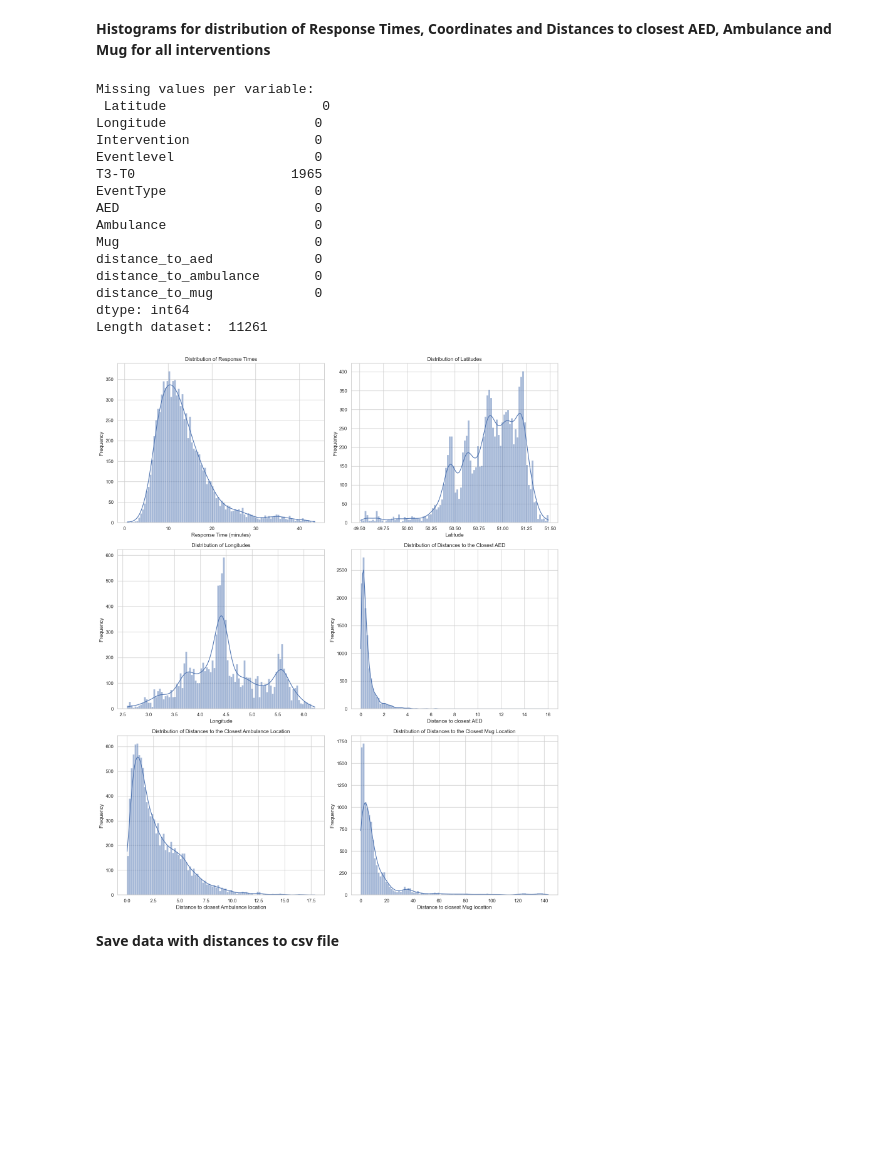
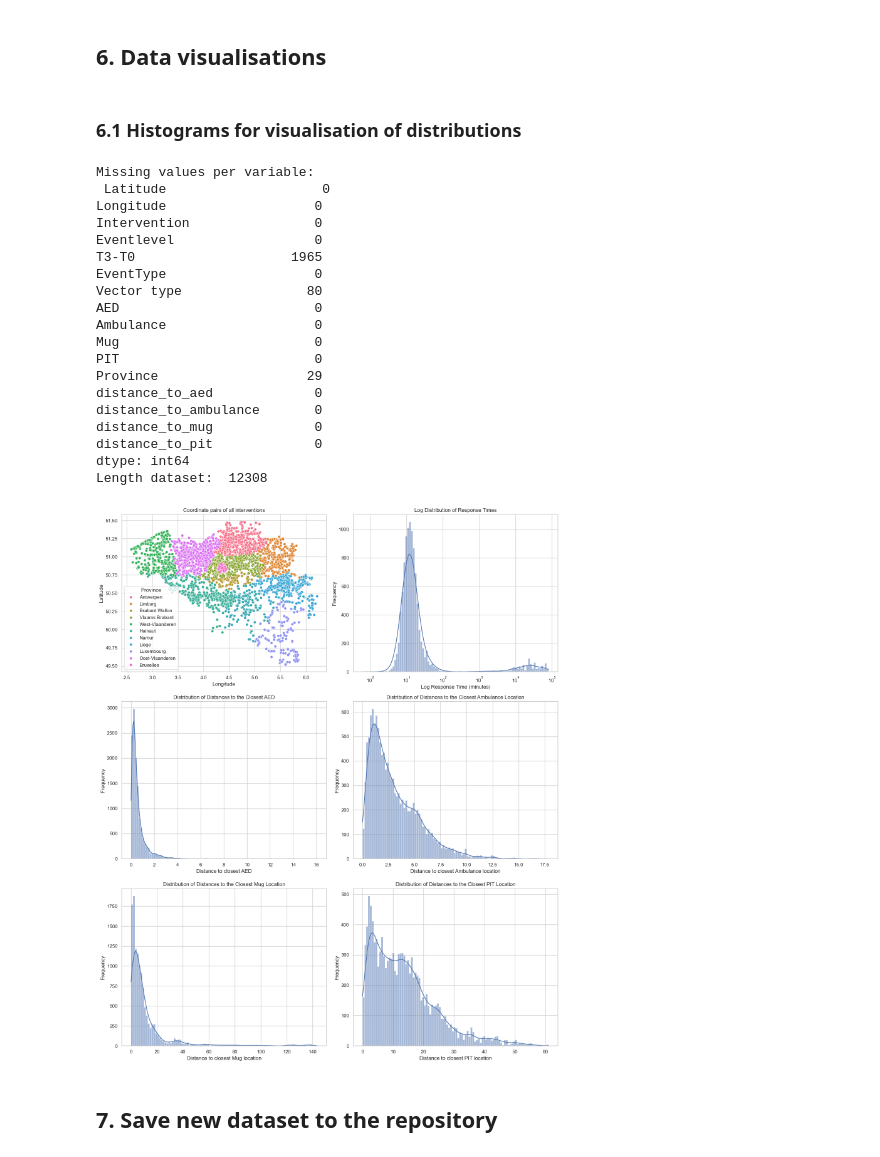
Before and after one commit to JeroenGuillierme/Project-MDA, a Jupyter notebook: 2. Calculating distances.ipynb, the cells around one changed output. Drawn from its saved outputs; the diff is of its cells as text; code cells hidden in the pictures; blank space fills up the shorter version.

Commit message:
Updating data with pit distances

```diff
--- a/2. Calculating distances.ipynb
+++ b/2. Calculating distances.ipynb
@@ -60,3 +86,5 @@ if not ambulance_locations.empty:
     tree_ambulances = KDTree(ambulance_locations[['Latitude', 'Longitude']])
 if not mug_locations.empty:
     tree_mugs = KDTree(mug_locations[['Latitude', 'Longitude']])
+if not pit_locations.empty:
+    tree_pits = KDTree(pit_locations[['Latitude', 'Longitude']])
@@ -67,15 +97,18 @@ for idx, intervention_point in intervention_locations.iterrows():
     distance_to_mug, _ = tree_mugs.query(coords)
     distance_to_ambulance, _ = tree_ambulances.query(coords)
     distance_to_aed, _ = tree_aeds.query(coords)
+    distance_to_pit, _ = tree_pits.query(coords)
 
     # Get the nearest AED, Ambulance, and Mug coordinates
     nearest_aed_idx = tree_aeds.query(coords, k=1)[1]
     nearest_ambulance_idx = tree_ambulances.query(coords, k=1)[1]
     nearest_mug_idx = tree_mugs.query(coords, k=1)[1]
+    nearest_pit_idx = tree_pits.query(coords, k=1)[1]
 
     nearest_aed = aed_locations.iloc[nearest_aed_idx]
     nearest_ambulance = ambulance_locations.iloc[nearest_ambulance_idx]
     nearest_mug = mug_locations.iloc[nearest_mug_idx]
+    nearest_pit = pit_locations.iloc[nearest_pit_idx]
 
     intervention_locations.at[idx, 'distance_to_aed'] = haversine(
         intervention_point['Longitude'], intervention_point['Latitude'],
@@ -89,3 +122,7 @@ for idx, intervention_point in intervention_locations.iterrows():
         intervention_point['Longitude'], intervention_point['Latitude'],
         nearest_mug['Longitude'], nearest_mug['Latitude']
     )
+    intervention_locations.at[idx, 'distance_to_pit'] = haversine(
+        intervention_point['Longitude'], intervention_point['Latitude'],
+        nearest_pit['Longitude'], nearest_pit['Latitude']
+    )
@@ -107,6 +157,6 @@ ambulance_locations['distance_to_mug'] = np.nan
 # %%
 # Concatente data back together with distances
-result = pd.concat([intervention_locations, aed_locations, mug_locations, ambulance_locations], axis=0)
+result = pd.concat([intervention_locations, aed_locations, mug_locations, ambulance_locations, pit_locations], axis=0)
 # Reset index
 result.reset_index(drop=True, inplace=True)
 # %%
@@ -125,0 +201,3 @@ result.head(10)
+# %%
+result2 = assign_province(result)
+result2.head(10)
@@ -126,8 +237,10 @@ result.head(10)
+# %% [markdown]
+## 6. Data visualisations
 # %% [markdown]
-**Histograms for distribution of Response Times, Coordinates and Distances to closest AED, Ambulance and Mug for all interventions**
+### 6.1 Histograms for visualisation of distributions
 # %%
 # Check for missing values
-interventions_data = result[result['Intervention']==1]
+interventions_data = result2[result2['Intervention']==1]
 print('Missing values per variable: \n', interventions_data.isnull().sum())
 print('Length dataset: ', len(interventions_data))
 
@@ -137,64 +250,66 @@ sns.set(style="whitegrid")
 # Create a figure and a grid of subplots
 fig, axes = plt.subplots(3, 2, figsize=(15, 18))
 
+# Scatterplot coordinates
+sns.scatterplot(data=interventions_data, x='Longitude', y='Latitude', hue='Province', ax=axes[0,0])
+axes[0, 0].set_title('Coordinate pairs of all interventions')
+
 # Plot histogram for response times
-sns.histplot(interventions_data['T3-T0'], bins=100, kde=True, ax=axes[0, 0])
-axes[0, 0].set_title('Distribution of Response Times')
-axes[0, 0].set_xlabel('Response Time (minutes)')
-axes[0, 0].set_ylabel('Frequency')
-
-# Plot histogram for latitude
-sns.histplot(interventions_data['Latitude'], bins=100, kde=True, ax=axes[0, 1])
-axes[0, 1].set_title('Distribution of Latitudes')
-axes[0, 1].set_xlabel('Latitude')
+sns.histplot(interventions_data['T3-T0'], bins=100, kde=True, log_scale=True, ax=axes[0, 1])
+axes[0, 1].set_title('Log Distribution of Response Times')
+axes[0, 1].set_xlabel('Log Response Time (minutes)')
 axes[0, 1].set_ylabel('Frequency')
 
-# Plot histogram for longitude
-sns.histplot(interventions_data['Longitude'], bins=100, kde=True, ax=axes[1, 0])
-axes[1, 0].set_title('Distribution of Longitudes')
-axes[1, 0].set_xlabel('Longitude')
+# Plot histogram for distance to the closest AED
+sns.histplot(interventions_data['distance_to_aed'], bins=100, kde=True, ax=axes[1, 0])
+axes[1, 0].set_title('Distribution of Distances to the Closest AED')
+axes[1, 0].set_xlabel('Distance to closest AED')
 axes[1, 0].set_ylabel('Frequency')
 
-# Plot histogram for distance to the closest AED
-sns.histplot(interventions_data['distance_to_aed'], bins=100, kde=True, ax=axes[1, 1])
-axes[1, 1].set_title('Distribution of Distances to the Closest AED')
-axes[1, 1].set_xlabel('Distance to closest AED')
+# Plot histogram for distance to the closest ambulance
+sns.histplot(interventions_data['distance_to_ambulance'], bins=100, kde=True, ax=axes[1, 1])
+axes[1, 1].set_title('Distribution of Distances to the Closest Ambulance Location')
+axes[1, 1].set_xlabel('Distance to closest Ambulance location')
 axes[1, 1].set_ylabel('Frequency')
 
-# Plot histogram for distance to the closest ambulance
-sns.histplot(interventions_data['distance_to_ambulance'], bins=100, kde=True, ax=axes[2, 0])
-axes[2, 0].set_title('Distribution of Distances to the Closest Ambulance Location')
-axes[2, 0].set_xlabel('Distance to closest Ambulance location')
+# Plot histogram for distance to the closest Mug
+sns.histplot(interventions_data['distance_to_mug'], bins=100, kde=True, ax=axes[2, 0])
+axes[2, 0].set_title('Distribution of Distances to the Closest Mug Location')
+axes[2, 0].set_xlabel('Distance to closest Mug location')
 axes[2, 0].set_ylabel('Frequency')
 
-# Plot histogram for distance to the closest Mug
-sns.histplot(interventions_data['distance_to_mug'], bins=100, kde=True, ax=axes[2, 1])
-axes[2, 1].set_title('Distribution of Distances to the Closest Mug Location')
-axes[2, 1].set_xlabel('Distance to closest Mug location')
+# Plot histogram for distance to the closest PIT
+sns.histplot(interventions_data['distance_to_pit'], bins=100, kde=True, ax=axes[2, 1])
+axes[2, 1].set_title('Distribution of Distances to the Closest PIT Location')
+axes[2, 1].set_xlabel('Distance to closest PIT location')
 axes[2, 1].set_ylabel('Frequency')
 
 # Adjust layout
 plt.tight_layout()
 
 # Show the plot
 plt.show()
 # %% [output]
 Missing values per variable:
  Latitude                    0
 Longitude                   0
 Intervention                0
 Eventlevel                  0
 T3-T0                    1965
 EventType                   0
+Vector type                80
 AED                         0
 Ambulance                   0
 Mug                         0
+PIT                         0
+Province                   29
 distance_to_aed             0
 distance_to_ambulance       0
 distance_to_mug             0
+distance_to_pit             0
 dtype: int64
-Length dataset:  11261
+Length dataset:  12308
-[figure, old version]
+[figure, new version]
 # %% [markdown]
-**Save data with distances to csv file**
+## 7. Save new dataset to the repository
 # %%
```
Also changed, not shown: parts of 22 cells of this notebook, 3 other files.
